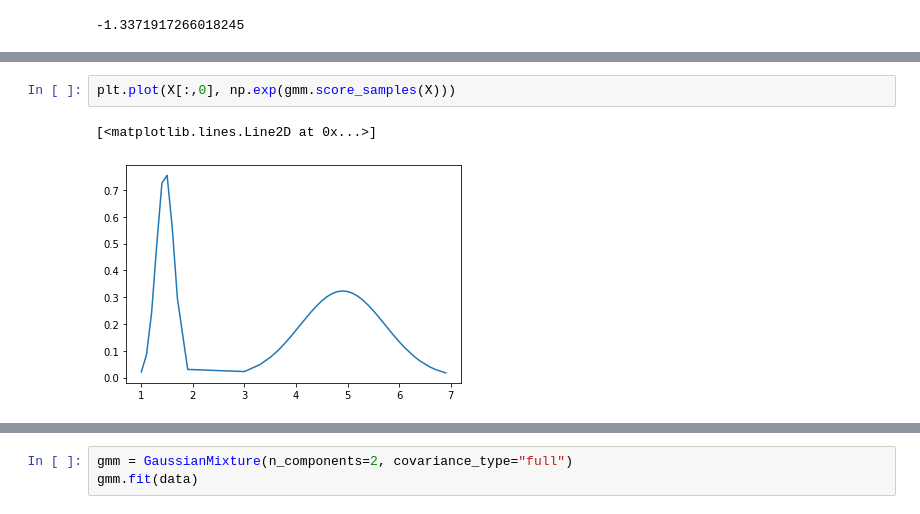
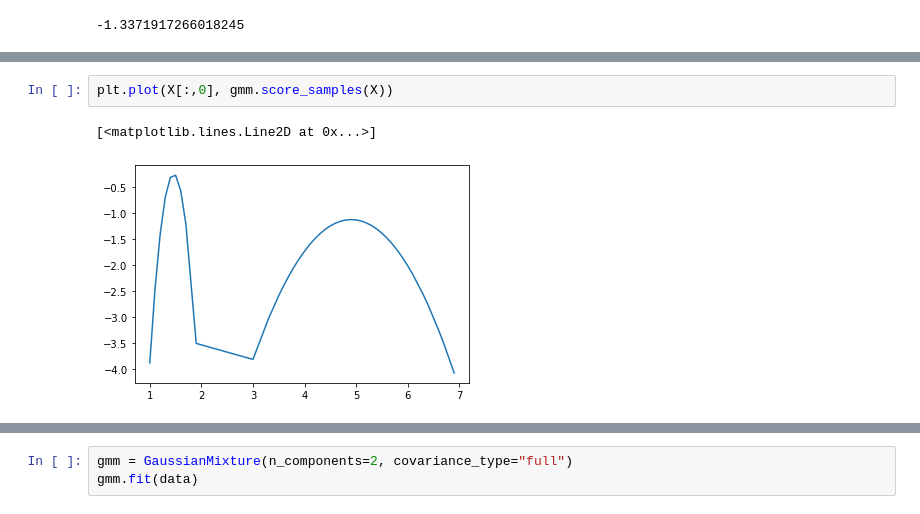
Before and after one commit to smrutijz/exploration, a Jupyter notebook: gaussian/gmm in sklearn.ipynb, the cells around one changed output, grey strips where cells are left out. Cells and saved outputs as stored; diff of their text form.

```diff
--- a/gaussian/gmm in sklearn.ipynb
+++ b/gaussian/gmm in sklearn.ipynb
@@ -56,5 +95,5 @@ plt.scatter(X[:,0], np.zeros(X.shape[0]));
 # %%
-plt.plot(X[:,0], np.exp(gmm.score_samples(X)))
+plt.plot(X[:,0], gmm.score_samples(X))
 # %% [output]
 [<matplotlib.lines.Line2D at 0x...>]
-[figure, old version]
+[figure, new version]
```
Also changed, not shown: parts of 23 cells of this notebook, 1 other file.
